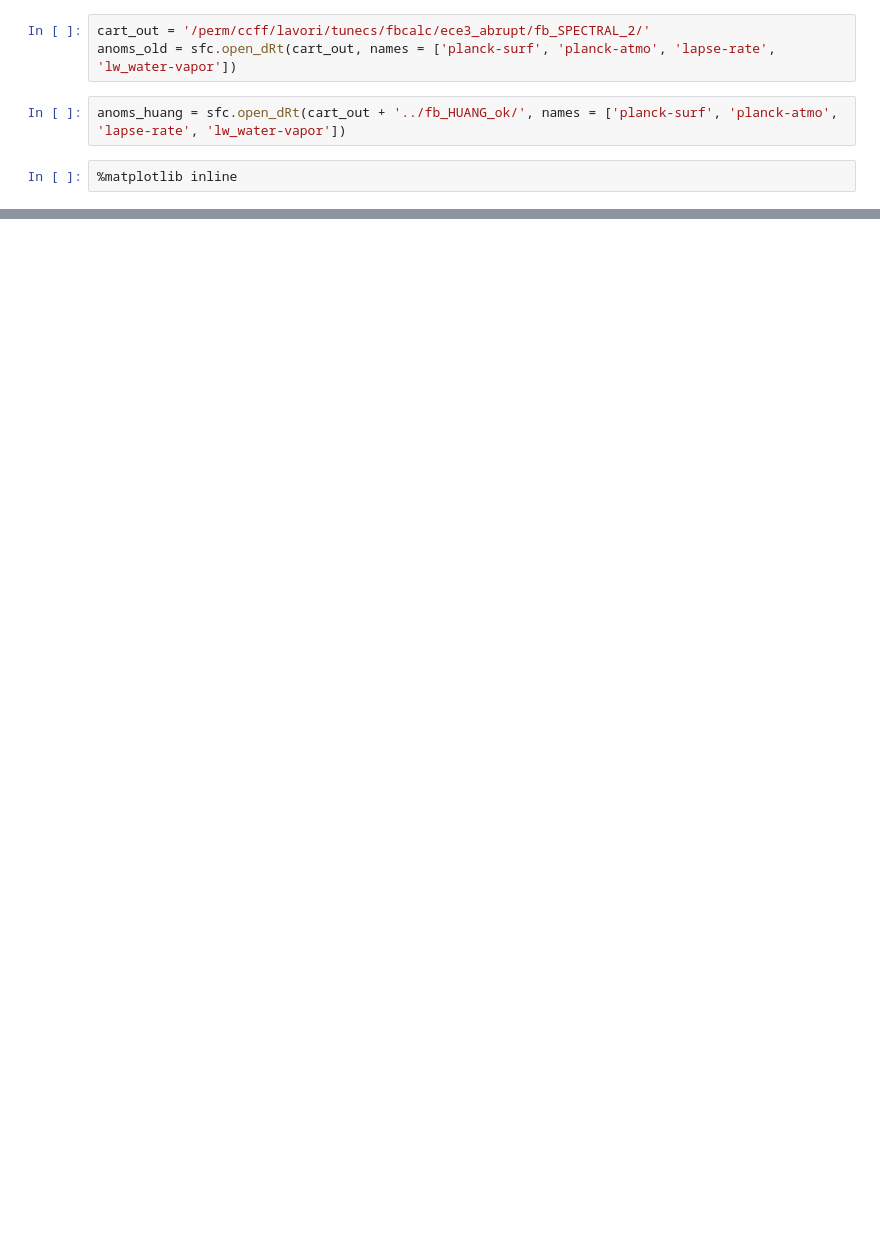
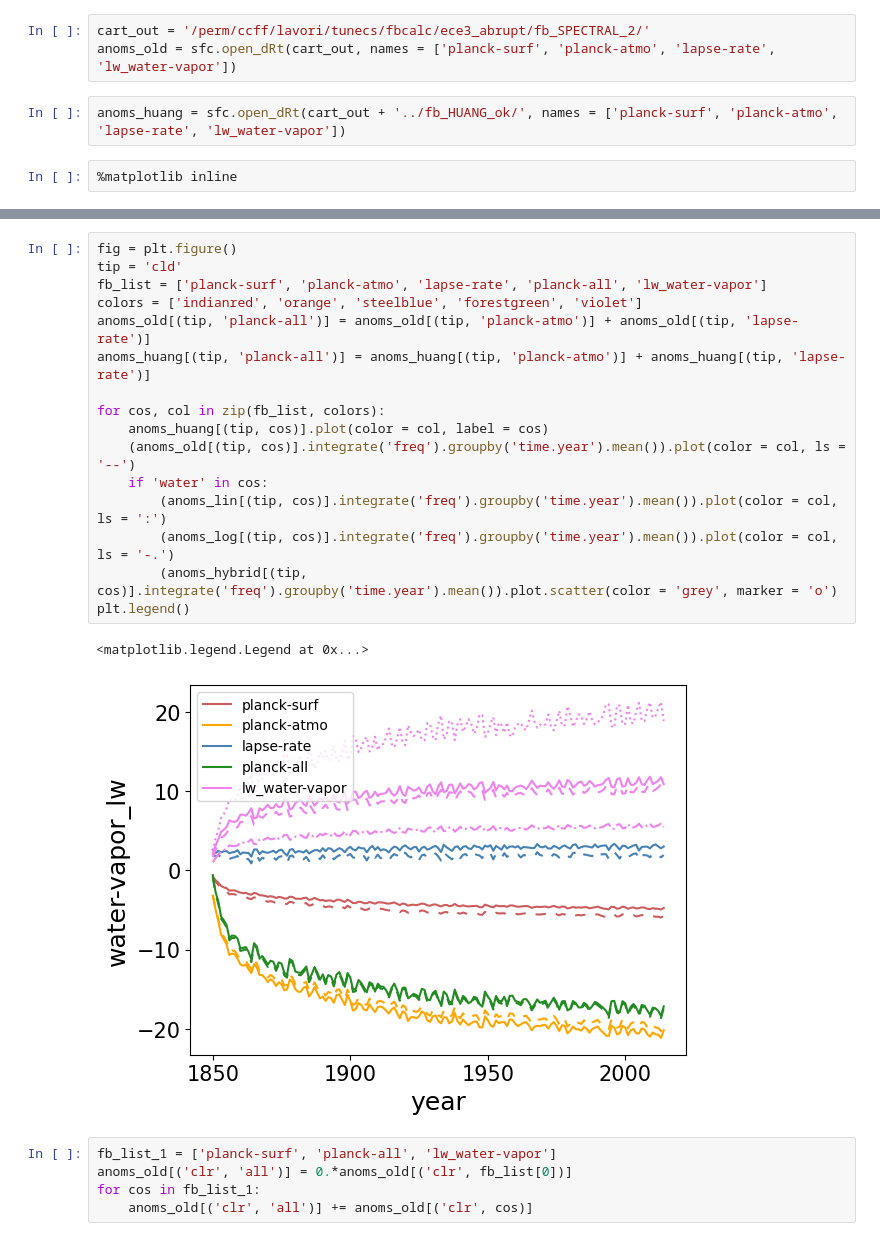
Before and after one commit to maalbanese/SpectFbCalc, a Jupyter notebook: spectfbcalc/test_kernel_spectral.ipynb, the cells around one changed output, grey strips where cells are left out. Cells and saved outputs as stored; diff of their text form; blank space fills up the shorter version.

```diff
--- a/spectfbcalc/test_kernel_spectral.ipynb
+++ b/spectfbcalc/test_kernel_spectral.ipynb
@@ -1723,0 +200,24 @@ UnboundLocalError: cannot access local variable 'ds_clim' where it is not associ
+# %%
+fig = plt.figure()
+tip = 'cld'
+fb_list = ['planck-surf', 'planck-atmo', 'lapse-rate', 'planck-all', 'lw_water-vapor']
+colors = ['indianred', 'orange', 'steelblue', 'forestgreen', 'violet']
+anoms_old[(tip, 'planck-all')] = anoms_old[(tip, 'planck-atmo')] + anoms_old[(tip, 'lapse-rate')]
+anoms_huang[(tip, 'planck-all')] = anoms_huang[(tip, 'planck-atmo')] + anoms_huang[(tip, 'lapse-rate')]
+
+for cos, col in zip(fb_list, colors):
+    anoms_huang[(tip, cos)].plot(color = col, label = cos)
+    (anoms_old[(tip, cos)].integrate('freq').groupby('time.year').mean()).plot(color = col, ls = '--')
+    if 'water' in cos:
+        (anoms_lin[(tip, cos)].integrate('freq').groupby('time.year').mean()).plot(color = col, ls = ':')
+        (anoms_log[(tip, cos)].integrate('freq').groupby('time.year').mean()).plot(color = col, ls = '-.')
+        (anoms_hybrid[(tip, cos)].integrate('freq').groupby('time.year').mean()).plot.scatter(color = 'grey', marker = 'o')
+plt.legend()
+# %% [output]
+<matplotlib.legend.Legend at 0x...>
+[figure, added]
+# %%
+fb_list_1 = ['planck-surf', 'planck-all', 'lw_water-vapor']
+anoms_old[('clr', 'all')] = 0.*anoms_old[('clr', fb_list[0])]
+for cos in fb_list_1:
+    anoms_old[('clr', 'all')] += anoms_old[('clr', cos)]
```
Also changed, not shown: parts of 157 cells of this notebook, 1 other file.
